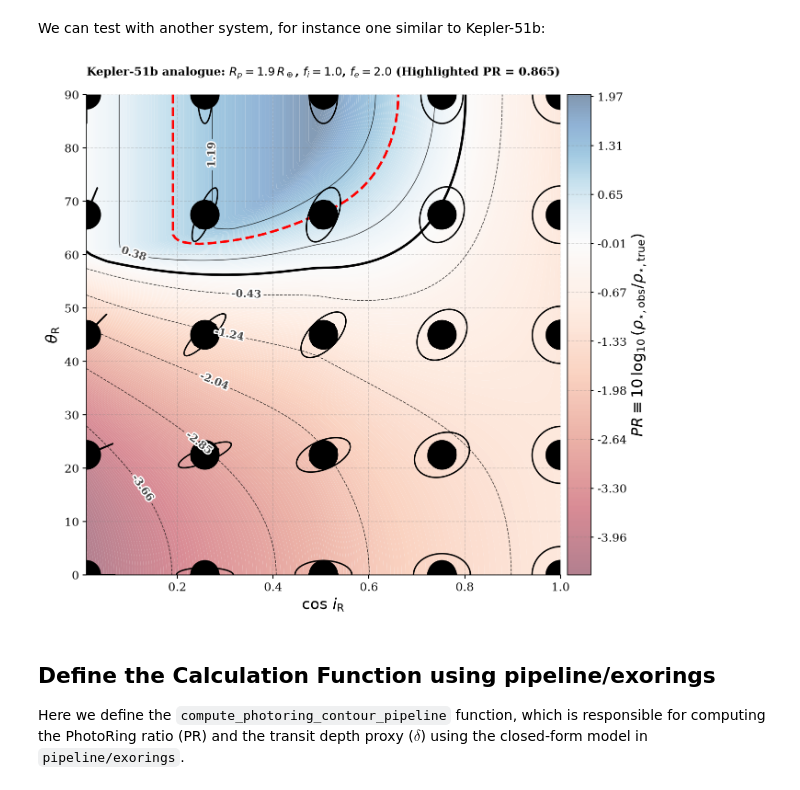
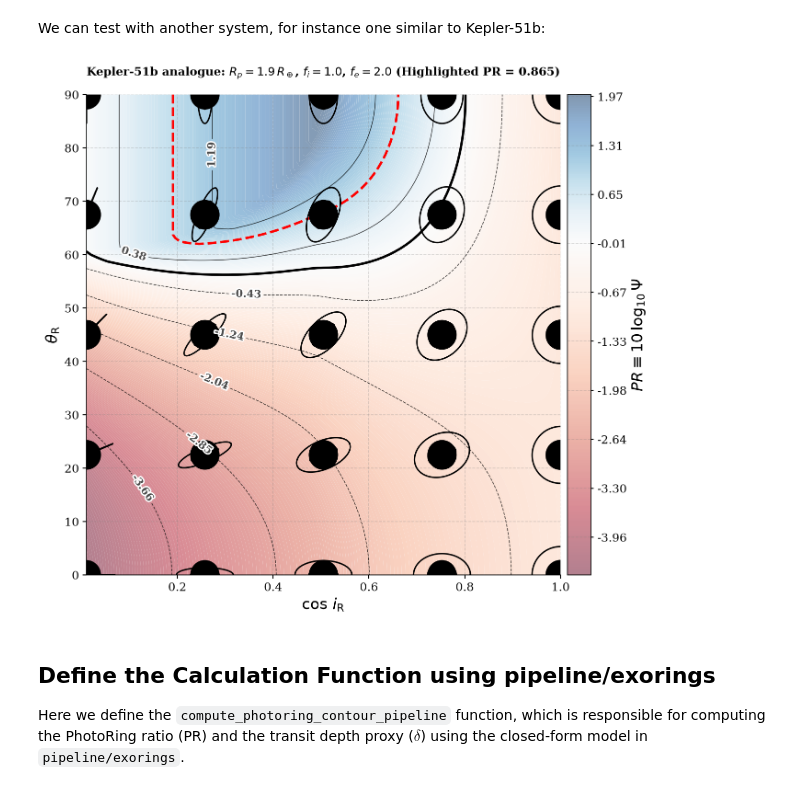
Before and after one commit to seap-udea/PRisma, a Jupyter notebook: papers/kepler51/PRisma-ContoursPR.ipynb, the cells around one changed output. Saved outputs shown, nothing was run; the diff lists cells and outputs as text; code cells hidden in the pictures.

```diff
--- a/papers/kepler51/PRisma-ContoursPR.ipynb
+++ b/papers/kepler51/PRisma-ContoursPR.ipynb
@@ -321,35 +321,36 @@ system = geo.dict2obj(dict(
     Rplanet=0.21*geo.RSAT, # 1.9 earth-radii
     fp=0.0,         # Oblateness
     # //////////////////////////////
     # RINGS
     # //////////////////////////////
     fe=2.00,
     fi=1.01,
     ir=10.0*geo.DEG,        # Ring inclination
     phir=60.0*geo.DEG,      # Ring roll angle
     tau=1.0,            # Opacity
 ))
 
 #########################################
 # SYSTEM DERIVATIVE PARAMETERS
 #########################################
 geo.derivedSystemProperties(system)
 geo.updatePlanetRings(system)
 geo.updatePosition(system, system.tcen)
 
 # Compute the contours
 CI, TH, PR, Delta, ringed = compute_photoring_contour(system)
 
 # Plot the contours
 plot_contour(
     CI, TH, PR, ringed,
     out_path="figures/PRContours-K51b.png",
-    cbar_label=r"$PR\equiv10\,\log_{10}(\rho_{\star,\rm obs}/\rho_{\star,\rm true})$",
+    #cbar_label=r"$PR\equiv10\,\log_{10}(\rho_{\star,\rm obs}/\rho_{\star,\rm true})$",
+    cbar_label=r"$PR\equiv10\,\log_{10}\Psi$",
     draw_zero=True,
     highlight_contour=0.865
 )
 # %% [output]
-[figure, old version]
+[figure, new version]
 # %% [markdown]
 ## Define the Calculation Function using pipeline/exorings
 
```
Also changed, not shown: 16 other files.
